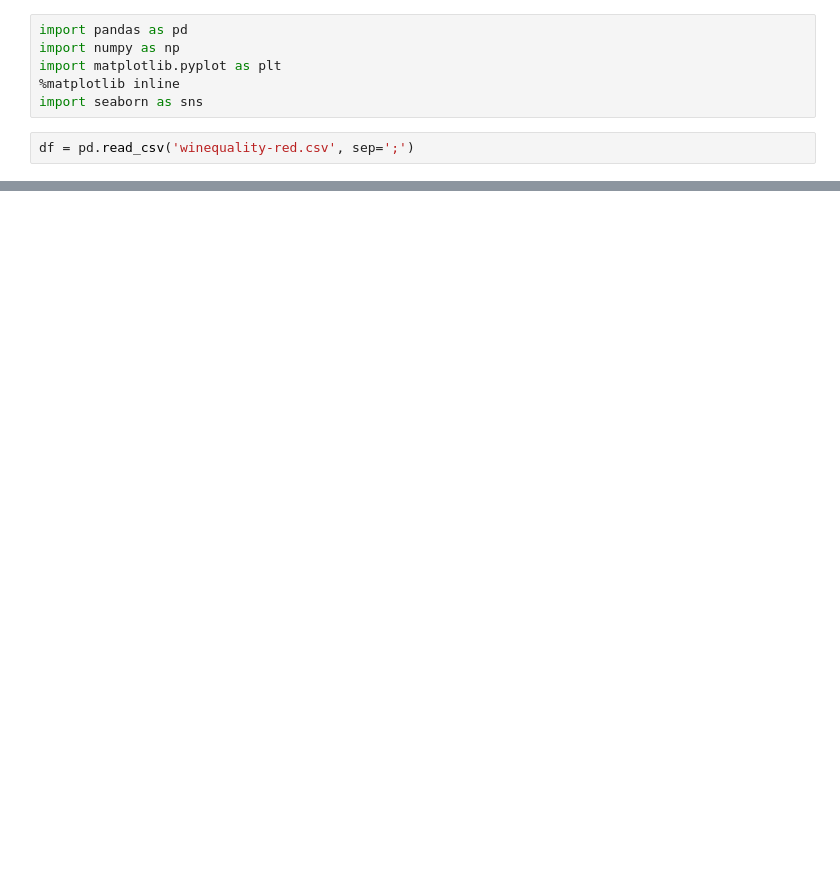
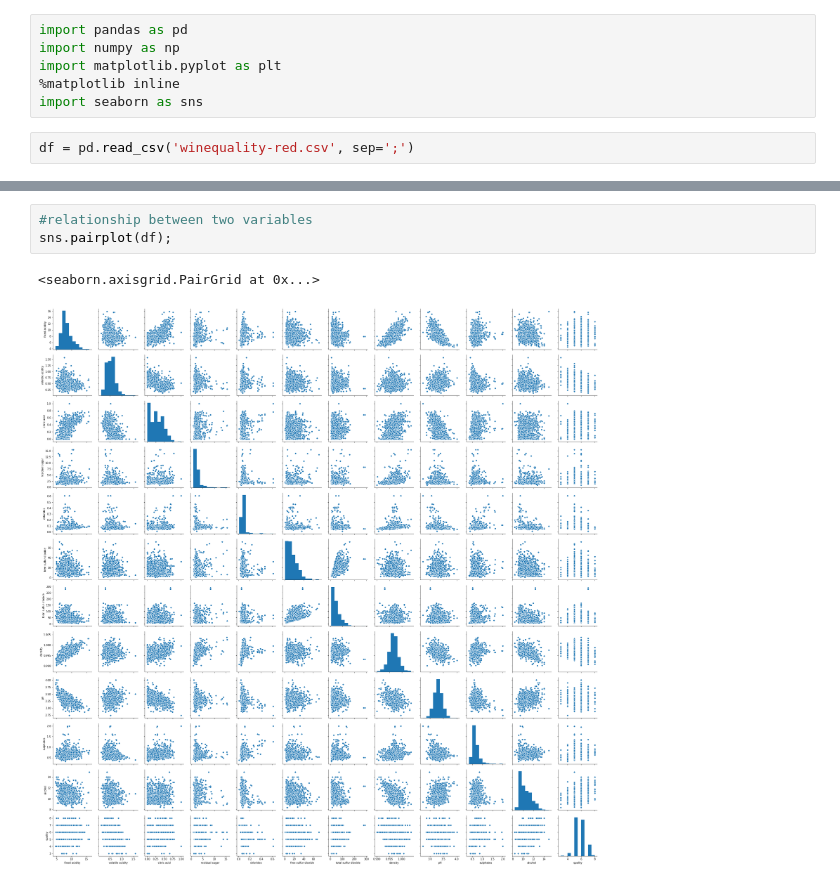
Before and after one commit to sumaanyu/Some-Regression-and-Classification-Projects, a Jupyter notebook: Project.ipynb, the cells around one changed output, grey strips where cells are left out. Cells and saved outputs as stored; diff of their text form; blank space fills up the shorter version.

```diff
--- a/Project.ipynb
+++ b/Project.ipynb
@@ -29,0 +80,6 @@ df
+# %%
+#relationship between two variables
+sns.pairplot(df);
+# %% [output]
+<seaborn.axisgrid.PairGrid at 0x...>
+[figure, added]
```
Also changed, not shown: parts of 10 cells of this notebook.
